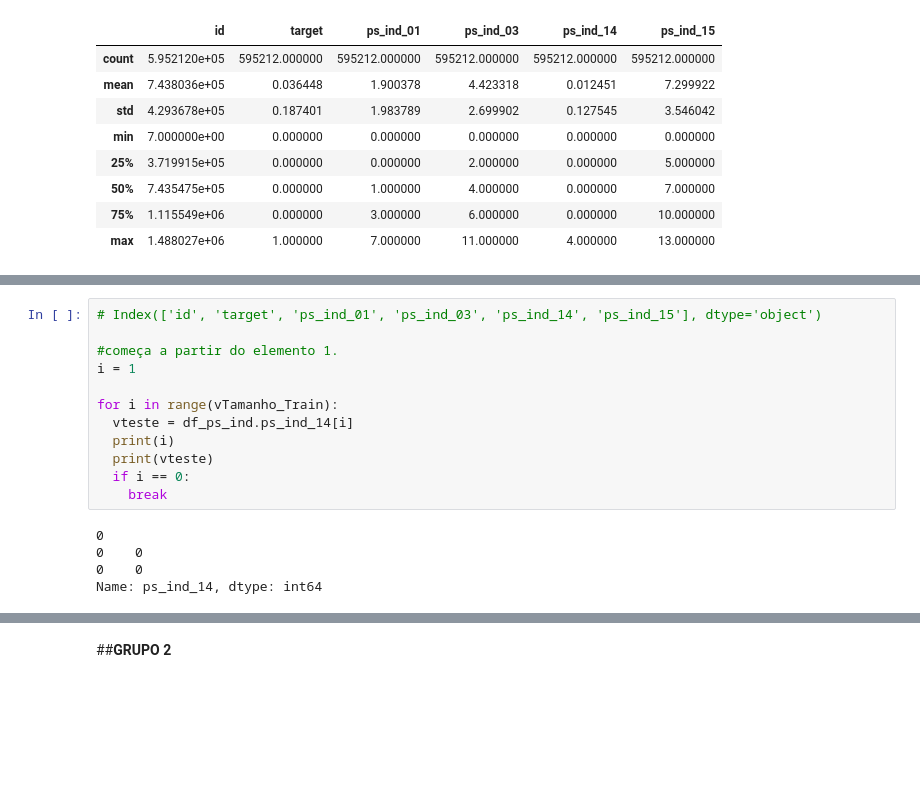
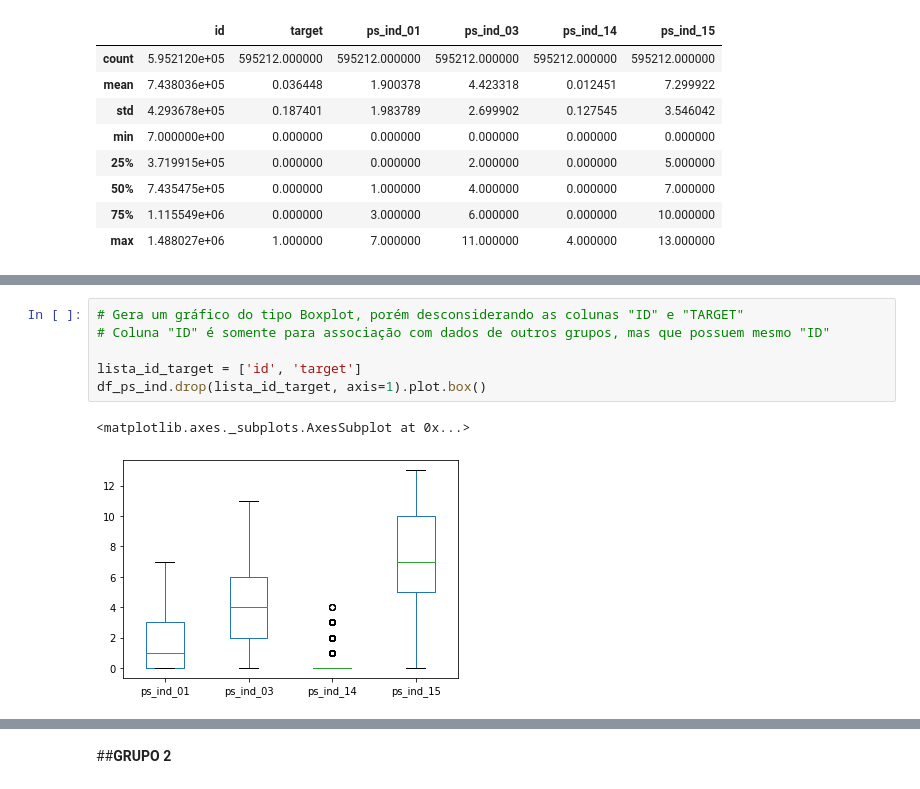
Before and after one commit to melcduarte/projeto_MDD, a Jupyter notebook: 99 - RASCUNHO/Z_Proj_PortoSeguro.ipynb, the cells around one changed output, grey strips where cells are left out. Cells and saved outputs as stored; diff of their text form; blank space fills up the shorter version.

```diff
--- a/99 - RASCUNHO/Z_Proj_PortoSeguro.ipynb
+++ b/99 - RASCUNHO/Z_Proj_PortoSeguro.ipynb
@@ -108,17 +141,9 @@ df_ps_ind.drop('id', axis=1).plot.box()
-# %%
-# Index(['id', 'target', 'ps_ind_01', 'ps_ind_03', 'ps_ind_14', 'ps_ind_15'], dtype='object')
-
-#começa a partir do elemento 1.
-i = 1
-
-for i in range(vTamanho_Train):
-  vteste = df_ps_ind.ps_ind_14[i]
-  print(i)
-  print(vteste)
-  if i == 0:
-    break
-# %% [output]
-0
-0    0
-0    0
-Name: ps_ind_14, dtype: int64
+# %%
+# Gera um gráfico do tipo Boxplot, porém desconsiderando as colunas "ID" e "TARGET"
+# Coluna "ID" é somente para associação com dados de outros grupos, mas que possuem mesmo "ID"
+
+lista_id_target = ['id', 'target']
+df_ps_ind.drop(lista_id_target, axis=1).plot.box()
+# %% [output]
+<matplotlib.axes._subplots.AxesSubplot at 0x...>
+[figure, added]
```
Also changed, not shown: parts of 16 cells of this notebook.
